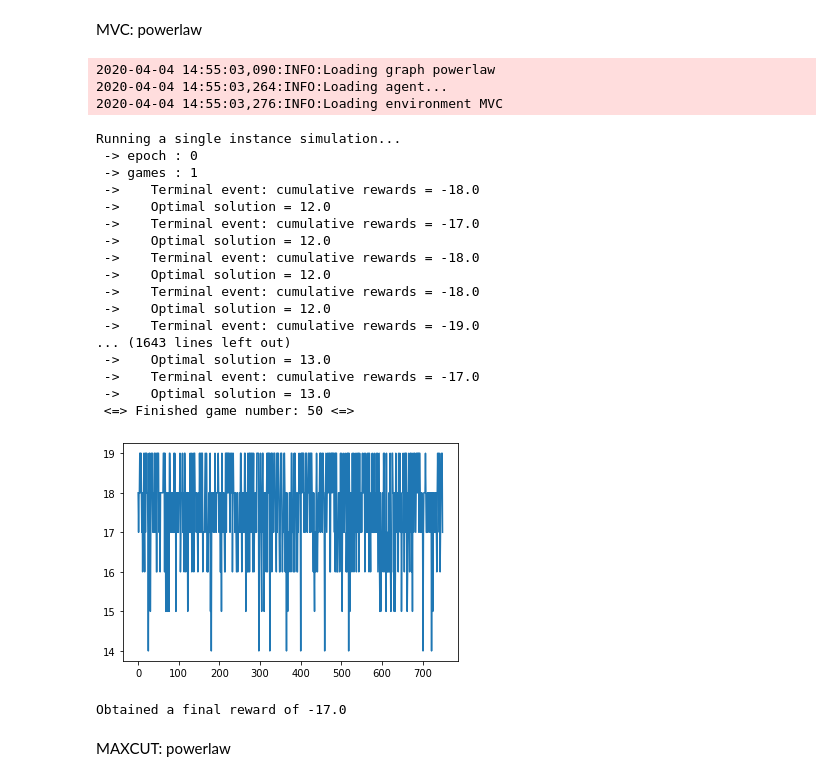
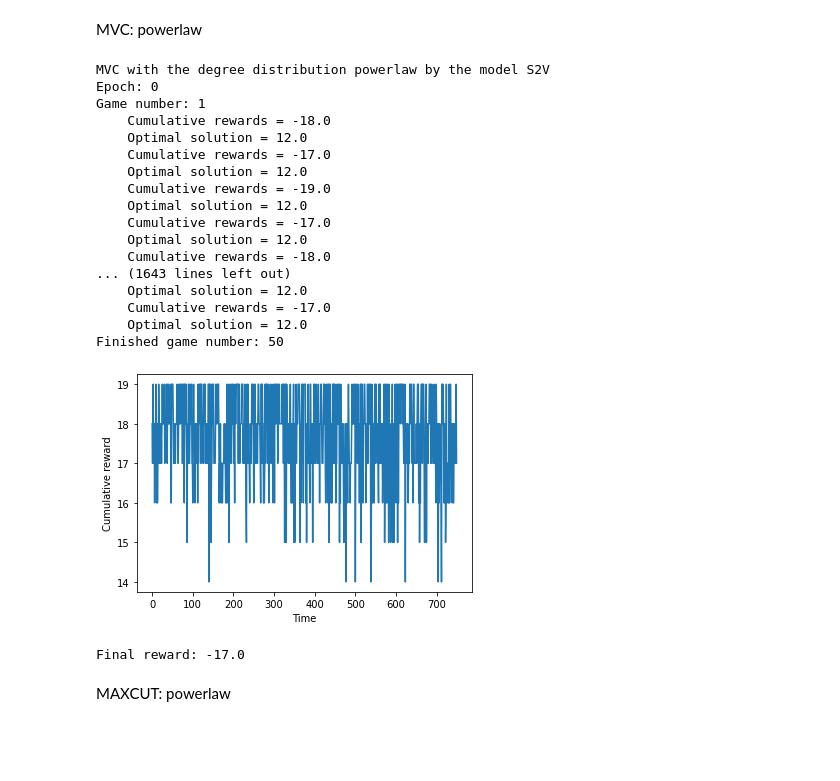
Before and after one commit to d-kirichik/ML_project, a Jupyter notebook: src/Minimum Vertex Cover (MVC) and Maximum Cut (MAXCUT)/combi_opt_graph.ipynb, the cells around one changed output. Saved outputs shown, nothing was run; the diff lists cells and outputs as text; code cells hidden in the pictures; blank space fills up the shorter version.

```diff
--- a/src/Minimum Vertex Cover (MVC) and Maximum Cut (MAXCUT)/combi_opt_graph.ipynb
+++ b/src/Minimum Vertex Cover (MVC) and Maximum Cut (MAXCUT)/combi_opt_graph.ipynb
@@ -710,46 +599,42 @@ MVC: powerlaw
 # %%
 args = {"environment_name": 'MVC',
         "agent": 'Agent',
         "graph_type": 'powerlaw',
         "graph_nbr": 100,
-        "model": 'S2V_QN_1',
+        "model": 'S2V',
         "ngames": 50,
         "niter": 100,
         "epoch": 3,
         "lr": 1e-4,
         "bs": 32,
         "n_step": 3,
         "node": 20,
         "p": 0.14,
         "m": 4,
-        "batch": None,
         "verbose": True
         }
 
 main(args)
 # %% [output]
-2020-04-04 14:55:03,090:INFO:Loading graph powerlaw
-2020-04-04 14:55:03,264:INFO:Loading agent...
-2020-04-04 14:55:03,276:INFO:Loading environment MVC
+MVC with the degree distribution powerlaw by the model S2V
+Epoch: 0
+Game number: 1
+    Cumulative rewards = -18.0
+    Optimal solution = 12.0
+    Cumulative rewards = -17.0
+    Optimal solution = 12.0
+    Cumulative rewards = -19.0
+    Optimal solution = 12.0
+    Cumulative rewards = -17.0
+    Optimal solution = 12.0
+    Cumulative rewards = -18.0
+... (1643 lines left out)
+    Optimal solution = 12.0
+    Cumulative rewards = -17.0
+    Optimal solution = 12.0
+Finished game number: 50
+[figure, new version]
-Running a single instance simulation...
- -> epoch : 0
- -> games : 1
- ->    Terminal event: cumulative rewards = -18.0
- ->    Optimal solution = 12.0
- ->    Terminal event: cumulative rewards = -17.0
- ->    Optimal solution = 12.0
- ->    Terminal event: cumulative rewards = -18.0
- ->    Optimal solution = 12.0
- ->    Terminal event: cumulative rewards = -18.0
- ->    Optimal solution = 12.0
- ->    Terminal event: cumulative rewards = -19.0
-... (1643 lines left out)
- ->    Optimal solution = 13.0
- ->    Terminal event: cumulative rewards = -17.0
- ->    Optimal solution = 13.0
- <=> Finished game number: 50 <=>
+Final reward: -17.0
-[figure, old version]
-Obtained a final reward of -17.0
 # %% [markdown]
 MAXCUT: powerlaw
 # %%
```
Also changed, not shown: parts of 29 cells of this notebook.
